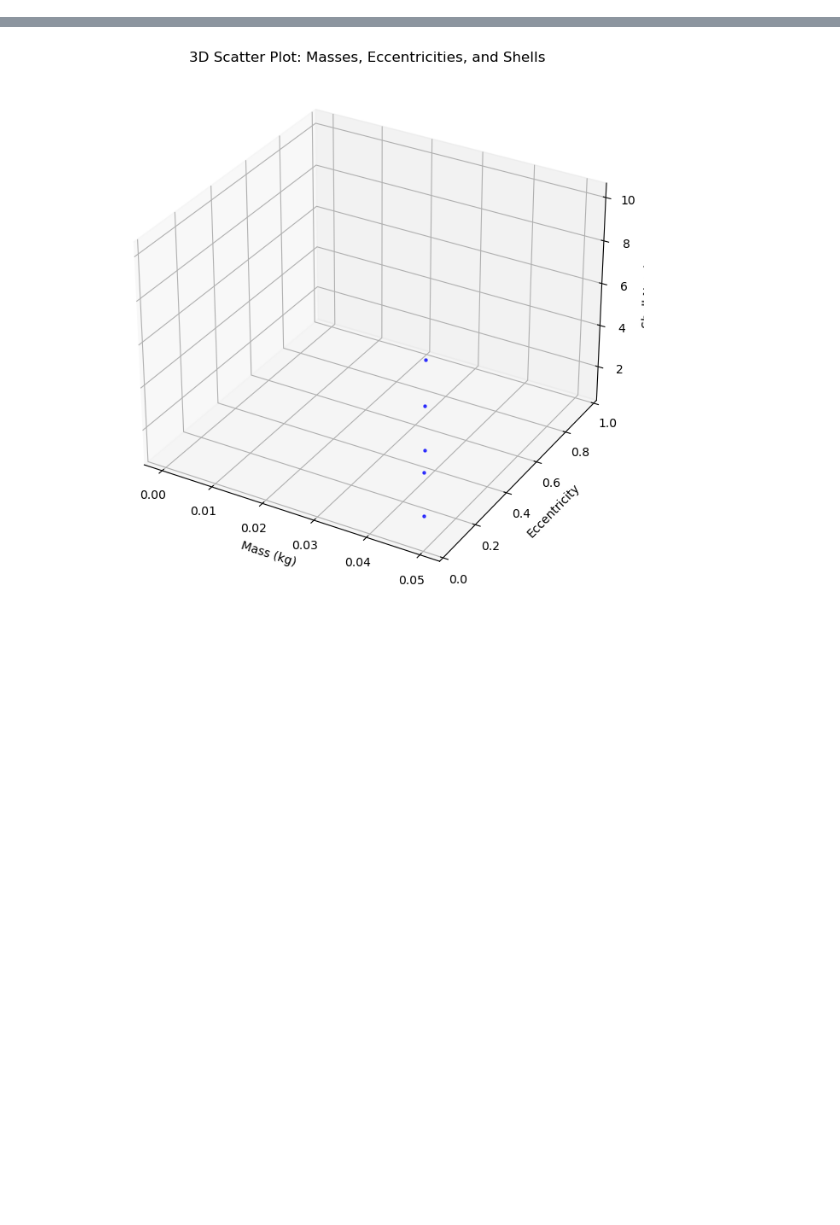
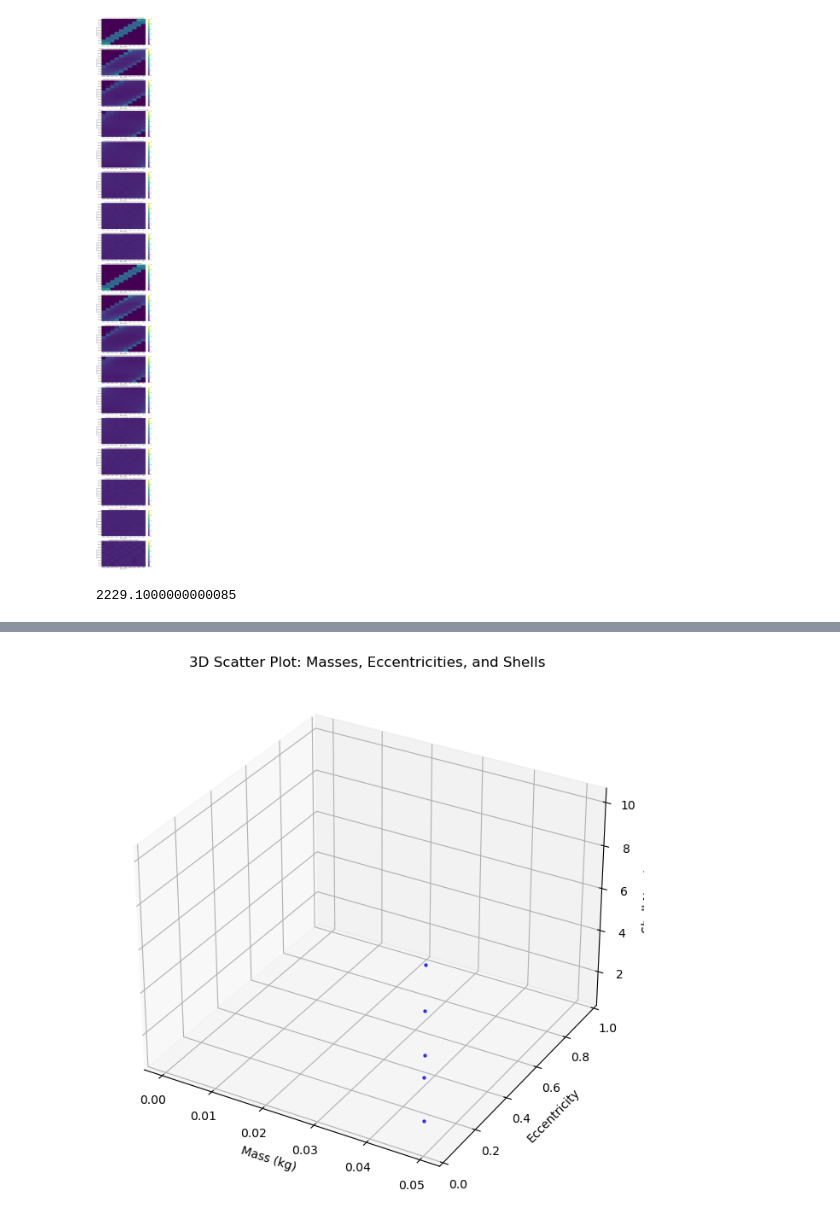
Before and after one commit to ARCLab-MIT/pyssem, a Jupyter notebook: pyssem/test_indigo.ipynb, the cells around one changed output, grey strips where cells are left out. Drawn from its saved outputs; the diff is of its cells as text; code cells hidden in the pictures; blank space fills up the shorter version.

Commit message:
equations are now working with fragment spreading

```diff
--- a/pyssem/test_indigo.ipynb
+++ b/pyssem/test_indigo.ipynb
@@ -1,6 +1,4 @@
 # %%
 import pickle
-
-
-with open('../scenario-properties-collision.pkl', 'rb') as f:
+with open('../scenario-properties-frag-spread.pkl', 'rb') as f:
     data = pickle.load(f)
@@ -8,0 +9,7 @@ AttributeError: Can't get attribute 'SpeciesCollisionPair' on <module 'utils.col
+# %%
+# loop through all of the colliions pairs and print when species1.sym_name and species2.sym_name are the same
+for i in range(len(data.collision_pairs)):
+    if data.collision_pairs[i].species1.sym_name == data.collision_pairs[i].species2.sym_name:
+        print(data.collision_pairs[i].species1.sym_name, data.collision_pairs[i].species2.sym_name)
+        print(data.collision_pairs[i].eqs)
+        print('\n')
@@ -158,0 +193,49 @@ N_500kg_e0.08125000000000002_sh_6
+# %%
+import numpy as np
+import seaborn as sns
+import matplotlib.pyplot as plt
+
+# Assuming data is already loaded and contains species information
+# Extract the time_per_shells data and corresponding semi-major axis bins
+time_per_shells_data = []
+species_names = []
+semi_major_axis_bins = []
+
+for species_group in data.species.values():
+    for species in species_group:
+        time_per_shells_data.append(species.time_per_shells)
+        species_names.append(species.sym_name)
+        semi_major_axis_bins.append(species.semi_major_axis_bins)
+
+# Convert the list of lists into a 3D array
+time_per_shells_array = np.array(time_per_shells_data)
+
+# Plot each 2D array separately in a collage
+num_plots = time_per_shells_array.shape[0]
+fig, axes = plt.subplots(num_plots, 1, figsize=(10, 5 * num_plots))
+
+for i in range(num_plots):
+    ax = axes[i] if num_plots > 1 else axes
+    sns.heatmap(time_per_shells_array[i], cmap='viridis', cbar=True, ax=ax,
+                xticklabels=semi_major_axis_bins[i], yticklabels=semi_major_axis_bins[i][::-1],
+                vmin=0, vmax=1)
+    ax.set_xlabel('Shell Index (km)')
+    ax.set_ylabel('Semi-Major Axis (km)')
+    ax.set_title(f'Time Spent in Each Shell for Each Semi-Major Axis ({species_names[i]})')
+    ax.invert_yaxis()  # Flip the y-axis
+
+plt.tight_layout()
+plt.show()
+# %% [output]
+[figure, added]
+# %%
+total_frag_count = 0
+
+for species_pair in data.results:
+    for elliptical_pair in species_pair.collision_processed:
+        fragments = elliptical_pair.fragments
+        if fragments is not None:
+            total_frag_count += sum(sum(sum(fragments)))
+print(total_frag_count)
+# %% [output]
+2229.1000000000085
```
Also changed, not shown: parts of 11 cells of this notebook, 12 other files.
